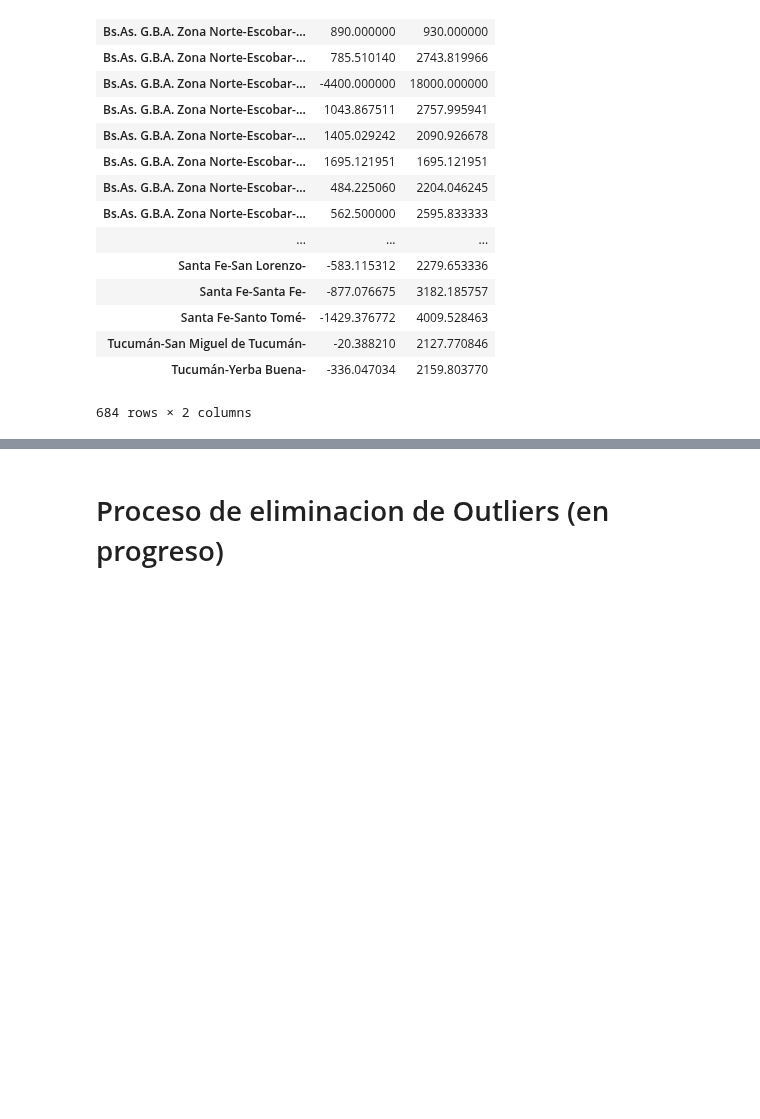
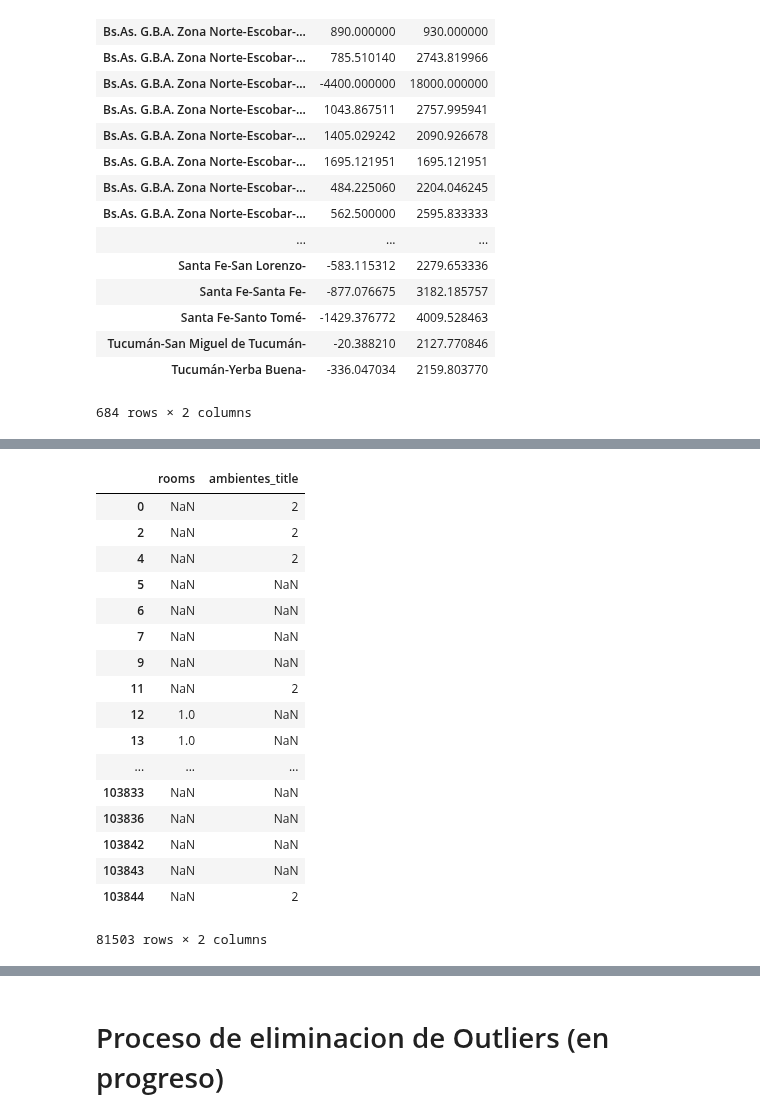
Before and after one commit to rgvillar/properati, a Jupyter notebook: Grupo7.ipynb, the cells around one changed output, grey strips where cells are left out. Drawn from its saved outputs; the diff is of its cells as text; code cells hidden in the pictures; blank space fills up the shorter version.

```diff
--- a/Grupo7.ipynb
+++ b/Grupo7.ipynb
@@ -794,0 +808,29 @@ dfprop[dfprop['district_name_key']].boxplot(column='price_usd_per_m2')
+# %%
+#z = re.match("(a\w+)\W(a\w+)", df_test_re['description'].iloc[0])
+ambientes_title = []
+for i in range(len(dfprop.index)):
+    if re.search(r"\d\s"+'amb', str(dfprop['title'].iloc[i]), flags = re.IGNORECASE):
+        ambientes_title.append(re.search(r"\d",re.search(r"\d\s"+'amb', dfprop['title'].iloc[i], flags = re.IGNORECASE).group()).group())
+    else:
+        ambientes_title.append(np.nan)
+dfprop['ambientes_title'] = ambientes_title
+dfprop[['rooms','ambientes_title']]
+# %% [output]
+|  | rooms | ambientes_title |
+| 0 | NaN | 2 |
+| 2 | NaN | 2 |
+| 4 | NaN | 2 |
+| 5 | NaN | NaN |
+| 6 | NaN | NaN |
+| 7 | NaN | NaN |
+| 9 | NaN | NaN |
+| 11 | NaN | 2 |
+| 12 | 1.0 | NaN |
+| 13 | 1.0 | NaN |
+| ... | ... | ... |
+| 103833 | NaN | NaN |
+| 103836 | NaN | NaN |
+| 103842 | NaN | NaN |
+| 103843 | NaN | NaN |
+| 103844 | NaN | 2 |
+81503 rows × 2 columns
```
Also changed, not shown: parts of 16 cells of this notebook.
